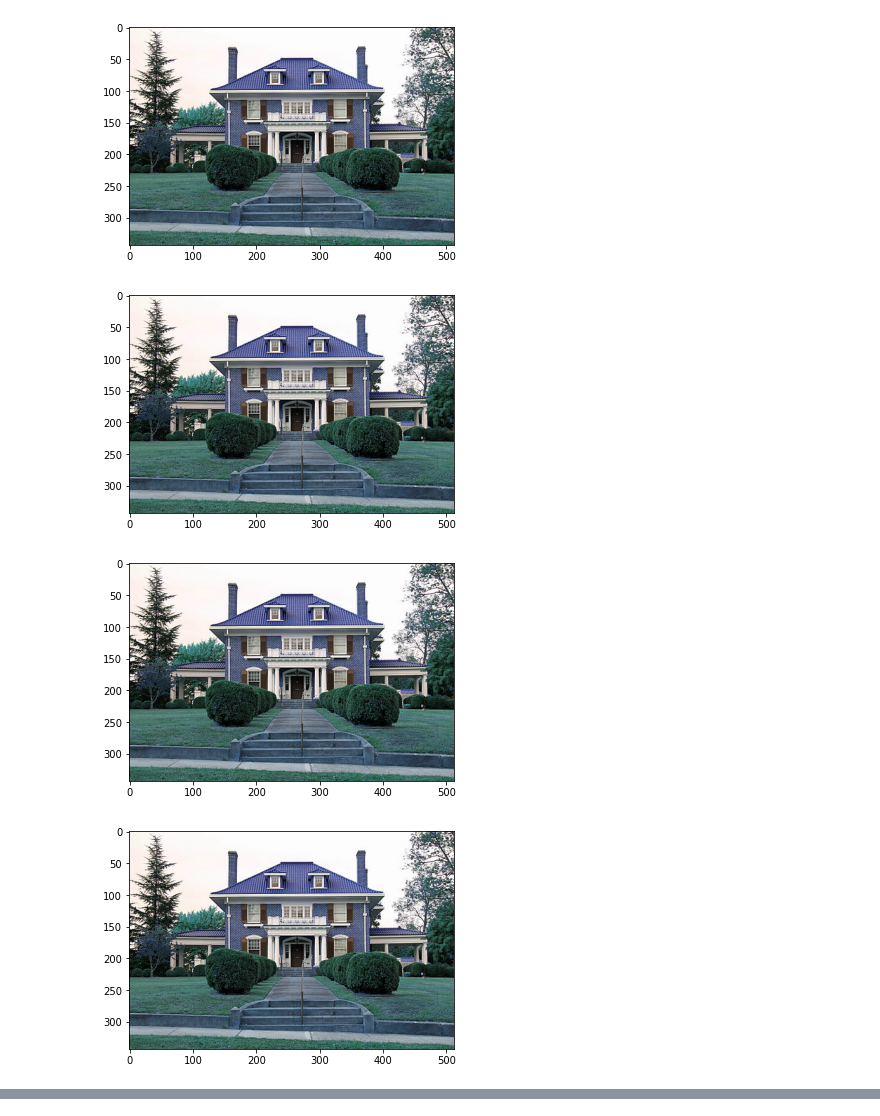
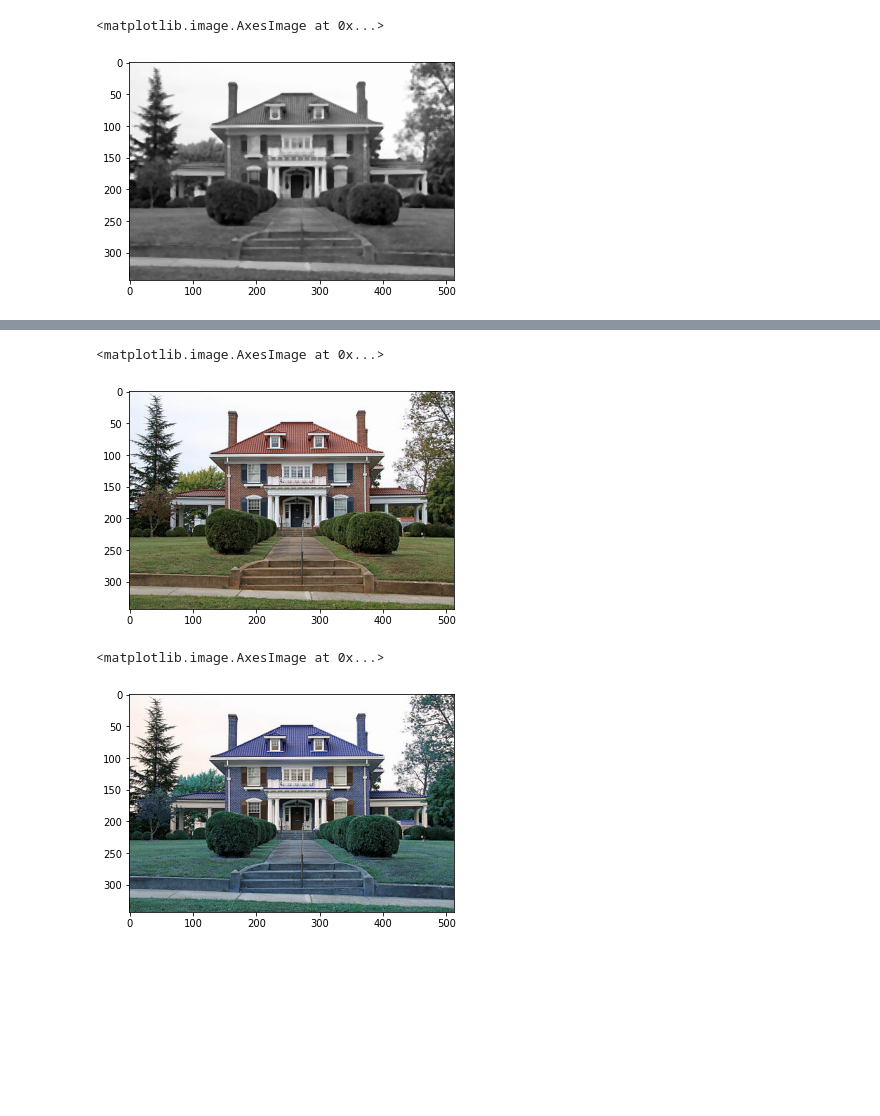
Before and after one commit to gsc2001/Vizually, a Jupyter notebook: vizually/core/tester.ipynb, the cells around one changed output, grey strips where cells are left out. Saved outputs shown, nothing was run; the diff lists cells and outputs as text; code cells hidden in the pictures; blank space fills up the shorter version.

```diff
--- a/vizually/core/tester.ipynb
+++ b/vizually/core/tester.ipynb
@@ -13,9 +13,10 @@ def imshow(image: np.array, cmap=None):
 # %%
 from models.image import Image
 # %%
-image = Image()
-image.load('../data/images/house.jpg')
-imshow(image.img)
-gray = cv2.cvtColor(image.img, cv2.COLOR_BGR2GRAY)
-imshow(gray, "gray")
+#image = Image()
+image = cv2.imread('../data/images/house.jpg')
+print(type(image))
+plt.imshow(image)
+gray = cv2.cvtColor(image, cv2.COLOR_BGR2GRAY)
+#imshow(gray, "gray")
 # %% [output]
@@ -24,27 +25,44 @@ imshow(gray, "gray")
 # %%
 # import your func
 # from modules.thresholding import threshHandler
 # from modules.histogramManipulation import histogramManipulationHandler
 # from modules.sharpening import sharpenHandler
 # from modules.otsuThresholding import OstuThresholdingHandler
 # from modules.AdaptiveThresholding import adaptiveThresholdingHandler
 # from modules.averageBlur import averageBlurringHandler
 # from modules.bilateralBlur import bilateralBlurringHandler
 # from modules.gaussianBlur import gaussianBlurringHandler
 # from modules.cornerDetection import cornerDetectionHandler
 
+def medianAdaptiveImageBinarizer(image: np.array, thresh_value: float) -> np.array:
+    """Binarize the image
+
+    Args:
+        image (np.array): image to change
+        thresh_value (float): Threshold Value to choose
+
+    Returns:
+        np.array: binarized image
+    """
+
+    gray = cv2.cvtColor(image, cv2.COLOR_BGR2GRAY)
+    medianGray = cv2.medianBlur(gray, 5)
+
+    retImg = cv2.adaptiveThreshold(medianGray, 255, cv2.ADAPTIVE_THRESH_GAUSSIAN_C,cv2.THRESH_BINARY, 11, thresh_value)
+    retImg = np.stack((retImg, ) * 3, axis = -1)
+    return medianGray
+    #return cv2.cvtColor(medianGray, cv2.COLOR_GRAY2BGR)
+
 # imshow(threshHandler(image, {'threshold_value': 150}).img, cmap='gray')
 # imshow(histogramManipulationHandler(image, {'contrast_limit': 1}).img, cmap='gray')
 # imshow(OstuThresholdingHandler(image, {}).img, cmap='gray')
-# imshow(adaptiveThresholdingHandler(image, {'threshold_value': 0.75}).img, cmap='gray')
+plt.imshow(medianAdaptiveImageBinarizer(image, {'threshold_value': 0.75}), cmap='gray')
 # imshow(sharpenHandler(image, {'kernel_size': 7, 'strength': 0}).img, cmap='gray')
 # imshow(averageBlurringHandler(image, {'Blur amount': 5}).img, cmap='gray')
 # imshow(bilateralBlurringHandler(image, {}).img, cmap='gray')
 # imshow(gaussianBlurringHandler(image, {'sigmaX': 1, 'sigmaY': 0}).img, cmap='gray')
 # imshow(cornerDetectionHandler(image, {'kernel_size': 5, 'sharpen_strength': 1}).img, cmap='gray')
-imshow(cv2.GaussianBlur(image.img, (5, 5), 0.1, 0.1))
+#imshow(cv2.GaussianBlur(image.img, (5, 5), 0.1, 0.1))
 # %% [output]
+<matplotlib.image.AxesImage at 0x...>
-[figure, old version]
+[figure, new version]
-[figure, removed]
-[figure, removed]
-[figure, removed]
@@ -52,0 +69,29 @@ imshow(cv2.GaussianBlur(image.img, (5, 5), 0.1, 0.1))
+# %%
+
+def gamma_function(channel, gamma):
+    invGamma = 1/gamma
+    table = np.array([((i / 255.0) ** invGamma) * 255
+                      for i in np.arange(0, 256)]).astype("uint8") #creating lookup table
+    channel = cv2.LUT(channel, table)
+    return channel
+
+img = cv2.imread("../data/images/house.jpg")
+img = cv2.cvtColor(img, cv2.COLOR_RGB2BGR)
+original = img.copy()
+img[:, :, 0] = gamma_function(img[:, :, 0], 0.75) # down scaling blue channel
+img[:, :, 2] = gamma_function(img[:, :, 2], 1.25) # up scaling red channel
+hsv = cv2.cvtColor(img, cv2.COLOR_BGR2HSV)
+hsv[:, :, 1] = gamma_function(hsv[:, :, 1], 1.2) # up scaling saturation channel
+img = cv2.cvtColor(hsv, cv2.COLOR_HSV2BGR)
+# cv2.imshow('Original', original)
+# cv2.imshow('Summer', img)
+plt.imshow(img)
+# %% [output]
+<matplotlib.image.AxesImage at 0x...>
+[figure, added]
+# %%
+img = cv2.imread("../data/images/house.jpg")
+plt.imshow(img)
+# %% [output]
+<matplotlib.image.AxesImage at 0x...>
+[figure, added]
```
Also changed, not shown: parts of 7 cells of this notebook, 3 other files.
